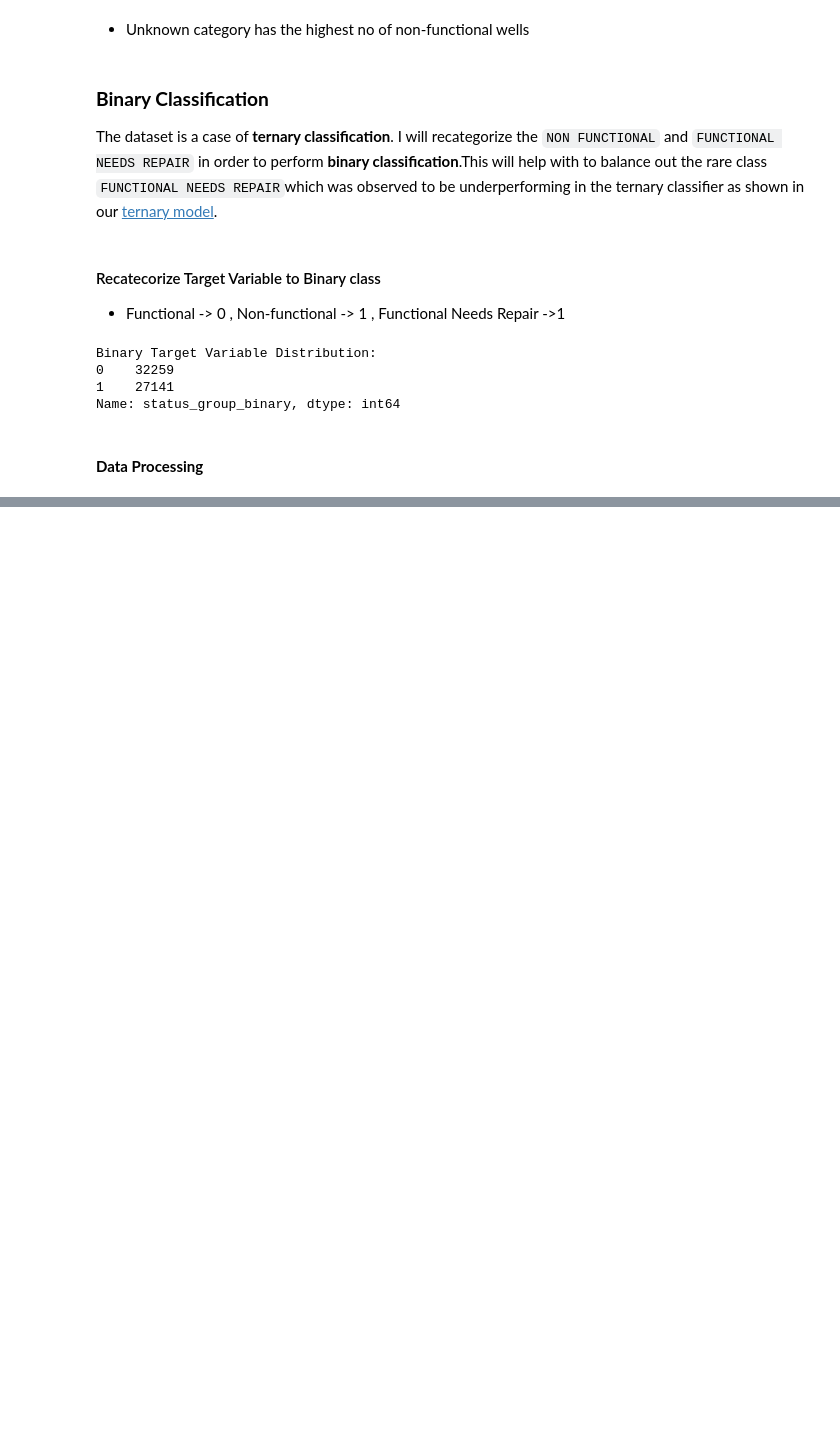
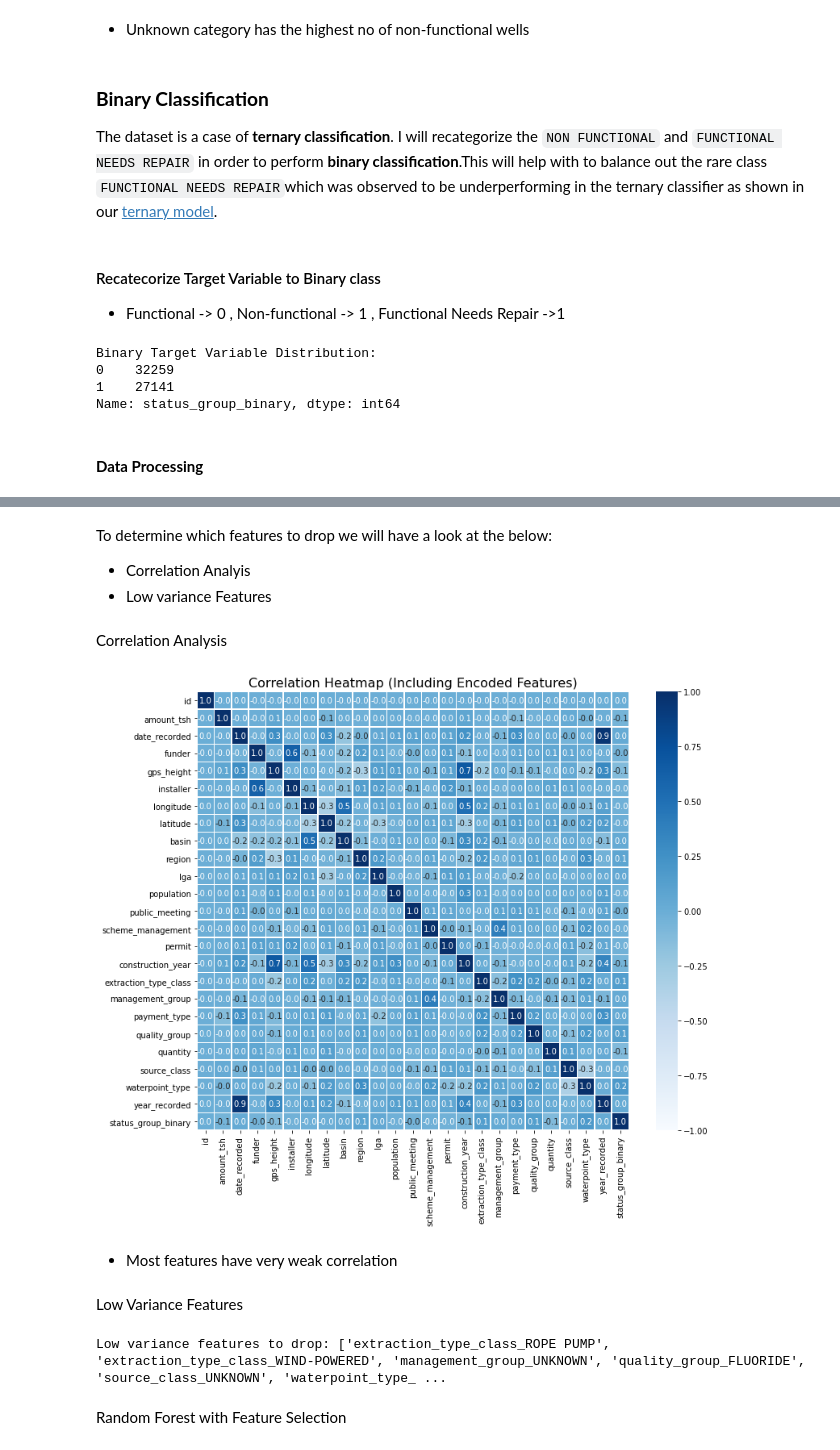
Before and after one commit to Ketty-Odero/Tanzanian-Water-Wells-Prediction-Model, a Jupyter notebook: index.ipynb, the cells around one changed output, grey strips where cells are left out. Saved outputs shown, nothing was run; the diff lists cells and outputs as text; code cells hidden in the pictures; blank space fills up the shorter version.

Commit message:
Feature selection initial codes

```diff
--- a/index.ipynb
+++ b/index.ipynb
@@ -264,3 +267,20 @@ df1 = df_binary.drop('status_group',axis = 1)
 df1.to_csv ('./data/df_binary.csv',index = False)
 # %% [markdown]
 #### **Data Processing**
+# %%
+# Load data
+df = pd.read_csv("./data/df_binary.csv")
+
+# Initialize DataProcessor
+processor = DataProcessor(df, target_column="status_group_binary")
+
+# Process the data
+processor.process_data()
+
+# Access processed data
+X_train = processor.X_train
+X_test = processor.X_test
+y_train = processor.y_train_encoded
+y_test = processor.y_test_encoded
+
+print("Processed training and testing data are ready.")
@@ -266,0 +499,54 @@ df1.to_csv ('./data/df_binary.csv',index = False)
+# %% [markdown]
+To determine which features to drop we will have a look at the below:
+- Correlation Analyis
+- Low variance Features
+# %% [markdown]
+Correlation Analysis
+# %%
+# Copy the DataFrame to avoid altering the original
+df_encoded = df.copy()
+
+# Identify categorical (object) columns
+categorical_columns = df.select_dtypes(include=['object']).columns
+
+# Apply Label Encoding for simplicity
+for col in categorical_columns:
+    le = LabelEncoder()
+    df_encoded[col] = le.fit_transform(df_encoded[col].astype(str))
+
+# Compute correlation matrix
+correlation_matrix = df_encoded.corr()
+
+# Set up the matplotlib figure
+plt.figure(figsize=(12, 10))
+
+# Draw the heatmap with a color bar
+sns.heatmap(correlation_matrix,
+            annot=True,  # Display correlation values
+            fmt=".1f",   # Format of the correlation values
+            cmap = "Blues",  # Colormap
+            linewidths=0.5,  # Add gridlines
+            vmin=-1, vmax=1)  # Range of values
+
+plt.title("Correlation Heatmap (Including Encoded Features)", fontsize=16)
+plt.show()
+# %% [output]
+[figure, added]
+# %% [markdown]
+- Most features have very weak correlation
+# %% [markdown]
+Low Variance Features
+# %%
+# Apply VarianceThreshold
+selector = VarianceThreshold(threshold=0.01)  # Adjust threshold based on data
+selector.fit(X_train)
+
+# Features to keep
+features_to_keep = X_train.columns[selector.get_support()]
+features_to_drop = X_train.columns[~selector.get_support()]
+
+print("Low variance features to drop:", list(features_to_drop))
+# %% [output]
+Low variance features to drop: ['extraction_type_class_ROPE PUMP', 'extraction_type_class_WIND-POWERED', 'management_group_UNKNOWN', 'quality_group_FLUORIDE', 'source_class_UNKNOWN', 'waterpoint_type_ ...
+# %% [markdown]
+Random Forest with Feature Selection
```
Also changed, not shown: parts of 26 cells of this notebook.
